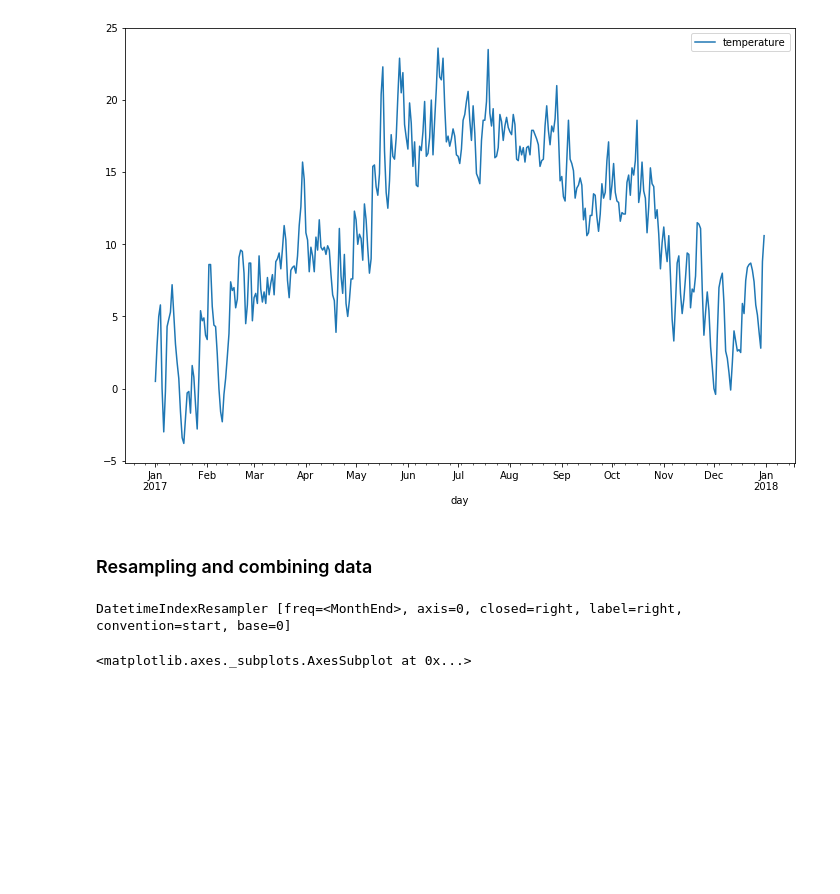
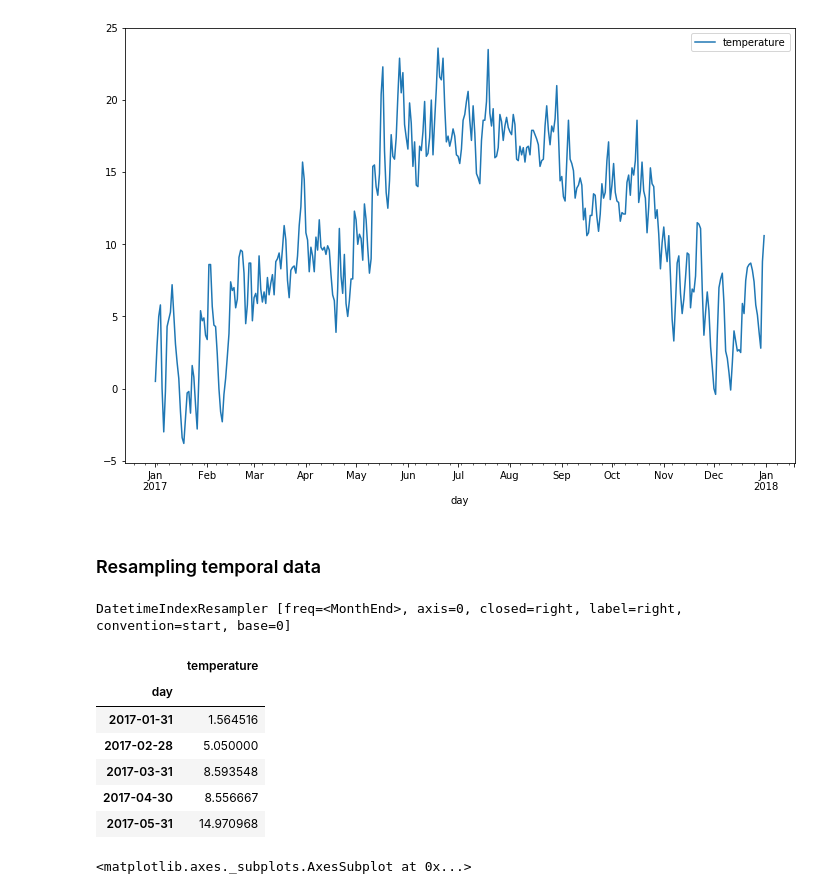
Before and after one commit to hay/hu-dsf, a Jupyter notebook: examples/22-pandas-temporal-data.ipynb, the cells around one changed output. Cells and saved outputs as stored; diff of their text form; code cells hidden in the pictures; blank space fills up the shorter version.

```diff
--- a/examples/examples-4.ipynb
+++ b/examples/22-pandas-temporal-data.ipynb
@@ -764,7 +81,7 @@ df.plot(figsize = [12,8])
 <matplotlib.axes._subplots.AxesSubplot at 0x...>
 [figure]
 # %% [markdown]
-### Resampling and combining data
+### Resampling temporal data
 # %%
 # We now know how to load a CSV files with temporal data, but what if we don't want to show
 # the temperatures per day, but on average per month?
@@ -778,4 +95,17 @@ temp_monthly = temp.resample("M")
 print(temp_monthly)
 # %% [output]
 DatetimeIndexResampler [freq=<MonthEnd>, axis=0, closed=right, label=right, convention=start, base=0]
+# %%
+# This only gives a 'resampler', but it doesn't give any values yet. We need to tell pandas
+# what to do with the data it now has contained for every month. Let's get the mean (average)
+# of every month
+temp_monthly.mean().head()
+# %% [output]
+|  | temperature |
+| day |  |
+| 2017-01-31 | 1.564516 |
+| 2017-02-28 | 5.050000 |
+| 2017-03-31 | 8.593548 |
+| 2017-04-30 | 8.556667 |
+| 2017-05-31 | 14.970968 |
 # %%
```
Also changed, not shown: parts of 68 cells of this notebook, 15 other files.
